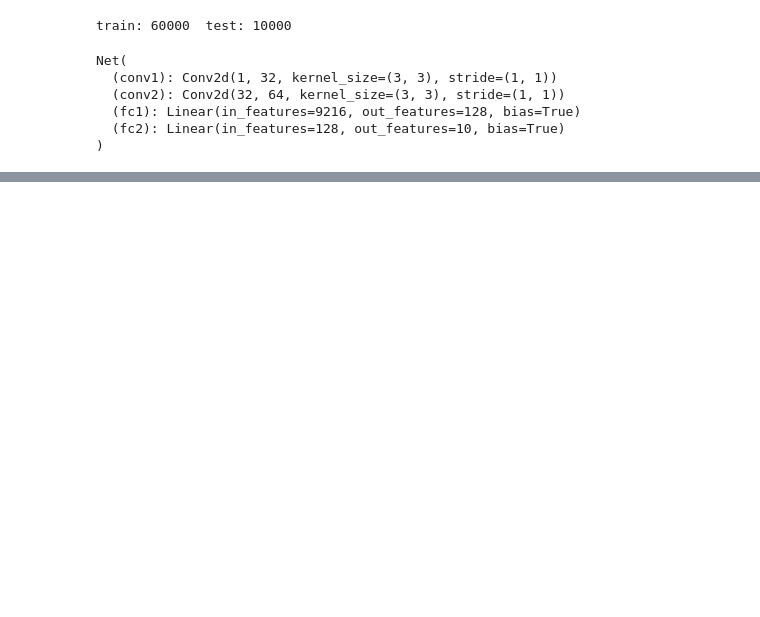
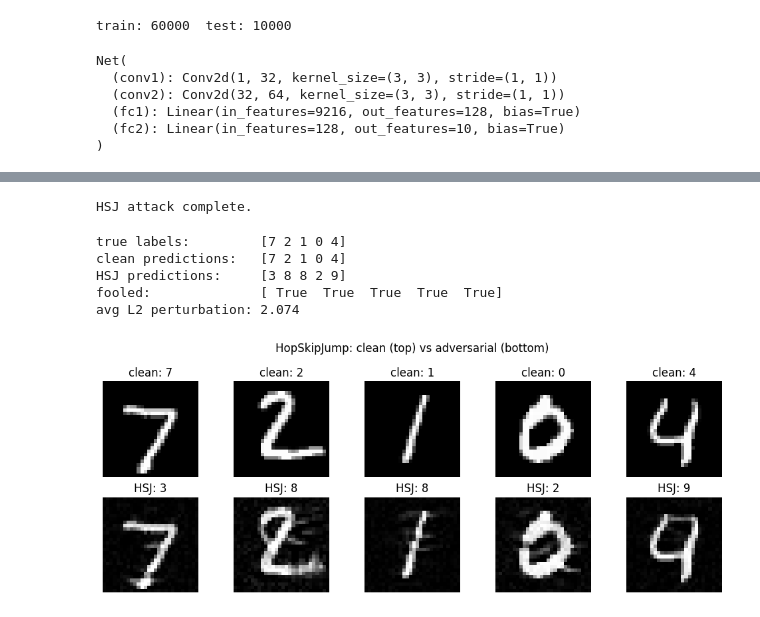
Before and after one commit to Muredepadure/adversarial-ml-evasion, a Jupyter notebook: pgd_hsj_evasion.ipynb, the cells around one changed output, grey strips where cells are left out. Cells and saved outputs as stored; diff of their text form; code cells hidden in the pictures; blank space fills up the shorter version.

```diff
--- a/pgd_hsj_evasion.ipynb
+++ b/pgd_hsj_evasion.ipynb
@@ -160,0 +179,70 @@ plt.tight_layout(); plt.show()
+# %%
+import numpy as np
+from art.estimators.classification import PyTorchClassifier
+from art.attacks.evasion import HopSkipJump
+
+model.float()  # model is float32
+
+# wrapper: cast any incoming tensor to float32 before the real model
+class CastWrapper(nn.Module):
+    def __init__(self, inner):
+        super().__init__()
+        self.inner = inner
+    def forward(self, t):
+        return self.inner(t.float())   # force float32 regardless of input dtype
+
+wrapped = CastWrapper(model).to(device)
+
+classifier = PyTorchClassifier(
+    model=wrapped,
+    loss=nn.CrossEntropyLoss(),
+    optimizer=torch.optim.Adam(wrapped.parameters(), lr=1e-3),
+    input_shape=(1, 28, 28),
+    nb_classes=10,
+    clip_values=(0.0, 1.0),
+)
+
+n_images = 5
+x_hsj = x[:n_images].cpu().numpy().astype("float32")
+y_hsj = y[:n_images].cpu().numpy()
+
+attack = HopSkipJump(
+    classifier=classifier, targeted=False,
+    max_iter=30, max_eval=1000, init_eval=100, verbose=True,
+)
+
+x_hsj_adv = attack.generate(x=x_hsj)
+print("HSJ attack complete.")
+# %% [output]
+HSJ attack complete.
+# %%
+import numpy as np
+clean_preds = classifier.predict(x_hsj).argmax(1)
+adv_preds   = classifier.predict(x_hsj_adv).argmax(1)
+l2 = np.linalg.norm((x_hsj_adv - x_hsj).reshape(n_images, -1), axis=1)
+
+print("true labels:        ", y_hsj)
+print("clean predictions:  ", clean_preds)
+print("HSJ predictions:    ", adv_preds)
+print("fooled:             ", (adv_preds != clean_preds))
+print("avg L2 perturbation:", l2.mean().round(3))
+# %% [output]
+true labels:         [7 2 1 0 4]
+clean predictions:   [7 2 1 0 4]
+HSJ predictions:     [3 8 8 2 9]
+fooled:              [ True  True  True  True  True]
+avg L2 perturbation: 2.074
+# %%
+import matplotlib.pyplot as plt
+
+fig, ax = plt.subplots(2, n_images, figsize=(2*n_images, 4))
+for i in range(n_images):
+    ax[0, i].imshow(x_hsj[i, 0], cmap="gray")
+    ax[0, i].set_title(f"clean: {clean_preds[i]}")
+    ax[1, i].imshow(x_hsj_adv[i, 0], cmap="gray")
+    ax[1, i].set_title(f"HSJ: {adv_preds[i]}")
+    ax[0, i].axis("off"); ax[1, i].axis("off")
+plt.suptitle("HopSkipJump: clean (top) vs adversarial (bottom)")
+plt.tight_layout(); plt.show()
+# %% [output]
+[figure, added]
```
Also changed, not shown: parts of 9 cells of this notebook.
